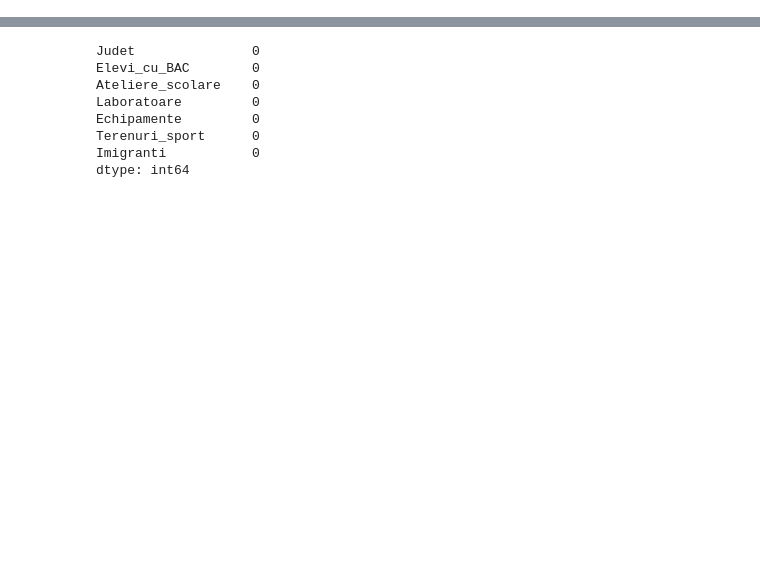
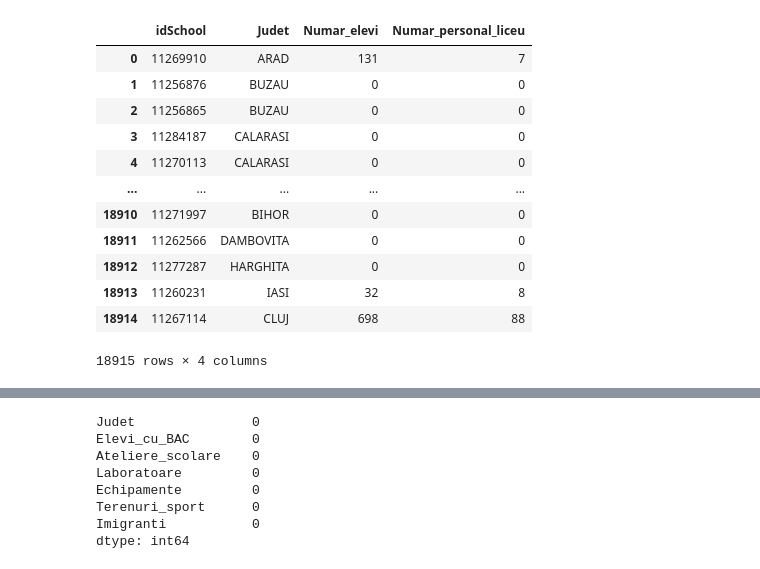
Before and after one commit to VladAlexe/AID2023, a Jupyter notebook: 03_Curatare_Date_Milas_Sorina.ipynb, the cells around one changed output, grey strips where cells are left out. Drawn from its saved outputs; the diff is of its cells as text; code cells hidden in the pictures; blank space fills up the shorter version.

```diff
--- a/03_Curatare_Date_Milas_Sorina.ipynb
+++ b/03_Curatare_Date_Milas_Sorina.ipynb
@@ -133,12 +84,0 @@ data['fundingForm'] = data['fundingForm'].apply(lambda x: funding_form[x] if x i
-# %%
-data['educationForm'].unique()
-education_forms = {
-    'Normal':'Normal',
-    'Zi':'Zi',
-    'Prelungit': 'Prelungit',
-    'SÄƒptÄƒmÃ¢nal':'Saptamanal',
-    'FrecvenÈ›Äƒ redusÄƒ':'Frecventa redusa',
-    'Seral': 'Seral'
-}
-
-data['educationForm'] = data['educationForm'].apply(lambda x: education_forms[x])
@@ -167,7 +84,0 @@ array(['TradiÈ›ional', 'Pedagogia curativÄƒ'], dtype=object)
-# %%
-teaching_types = {
-    'TradiÈ›ional':'Traditional',
-    'Pedagogia curativÄƒ':'Pedagogia curativa',
-}
-
-data["teachingMode"] = data["teachingMode"].apply(lambda x:teaching_types[x] if x in teaching_types else x)
@@ -196,20 +84,0 @@ array(['Limba romÃ¢nÄƒ', 'Limba maghiarÄƒ'], dtype=object)
-# %%
-teaching_languages = {
-    'Limba romÃ¢nÄƒ':'Limba romana',
-    'Limba maghiarÄƒ':'Limba maghiara',
-    'Limba ucraineanÄƒ': 'Limba ucraineana',
-    'Limba croatÄƒ': 'Limba croata',
-    'Limba slovacÄƒ': 'Limba slovaca',
-    'Limba englezÄƒ': 'Limba engleza',
-    'Limba italianÄƒ': 'Limba italiana',
-    'Limba polonÄƒ': 'Limba polona',
-    'Limba sÃ¢rbÄƒ': 'Limba sarba',
-    'Limba neogreacÄƒ': 'Limba neogreaca',
-    'Limba germanÄƒ': 'Limba germana',
-    'Limba ceha': 'Limba ceha',
-    'Limba rusÄƒ': 'Limba rusa',
-    'Limba bulgarÄƒ': 'Limba bulgara',
-    'Limba romani (rromani)': 'Limba romani (rromani)'
-}
-
-data["teachingLanguage"] = data["teachingLanguage"].apply(lambda x:teaching_languages[x])
@@ -231,0 +87,20 @@ data
+# %%
+diacr = {"Ă":"A", "Ş":"S","Ţ":"T","Â":"A","Î":"I"}
+translation_table = str.maketrans(diacr)
+data["Judet"] = data["Judet"].str.translate(translation_table)
+
+data
+# %% [output]
+|  | idSchool | Judet | Numar_elevi | Numar_personal_liceu |
+| 0 | 11269910 | ARAD | 131 | 7 |
+| 1 | 11256876 | BUZAU | 0 | 0 |
+| 2 | 11256865 | BUZAU | 0 | 0 |
+| 3 | 11284187 | CALARASI | 0 | 0 |
+| 4 | 11270113 | CALARASI | 0 | 0 |
+| ... | ... | ... | ... | ... |
+| 18910 | 11271997 | BIHOR | 0 | 0 |
+| 18911 | 11262566 | DAMBOVITA | 0 | 0 |
+| 18912 | 11277287 | HARGHITA | 0 | 0 |
+| 18913 | 11260231 | IASI | 32 | 8 |
+| 18914 | 11267114 | CLUJ | 698 | 88 |
+18915 rows × 4 columns
```
Also changed, not shown: parts of 31 cells of this notebook.
